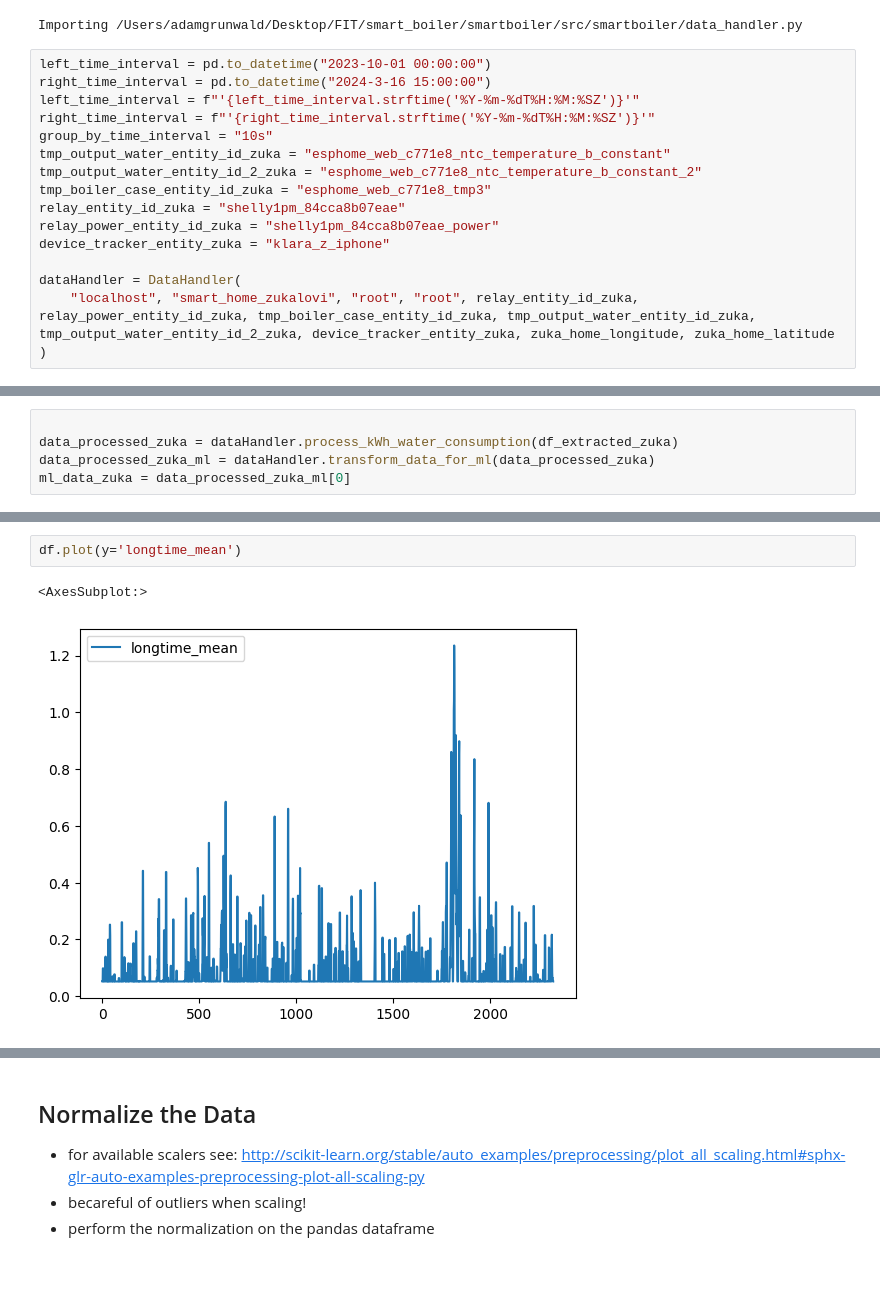
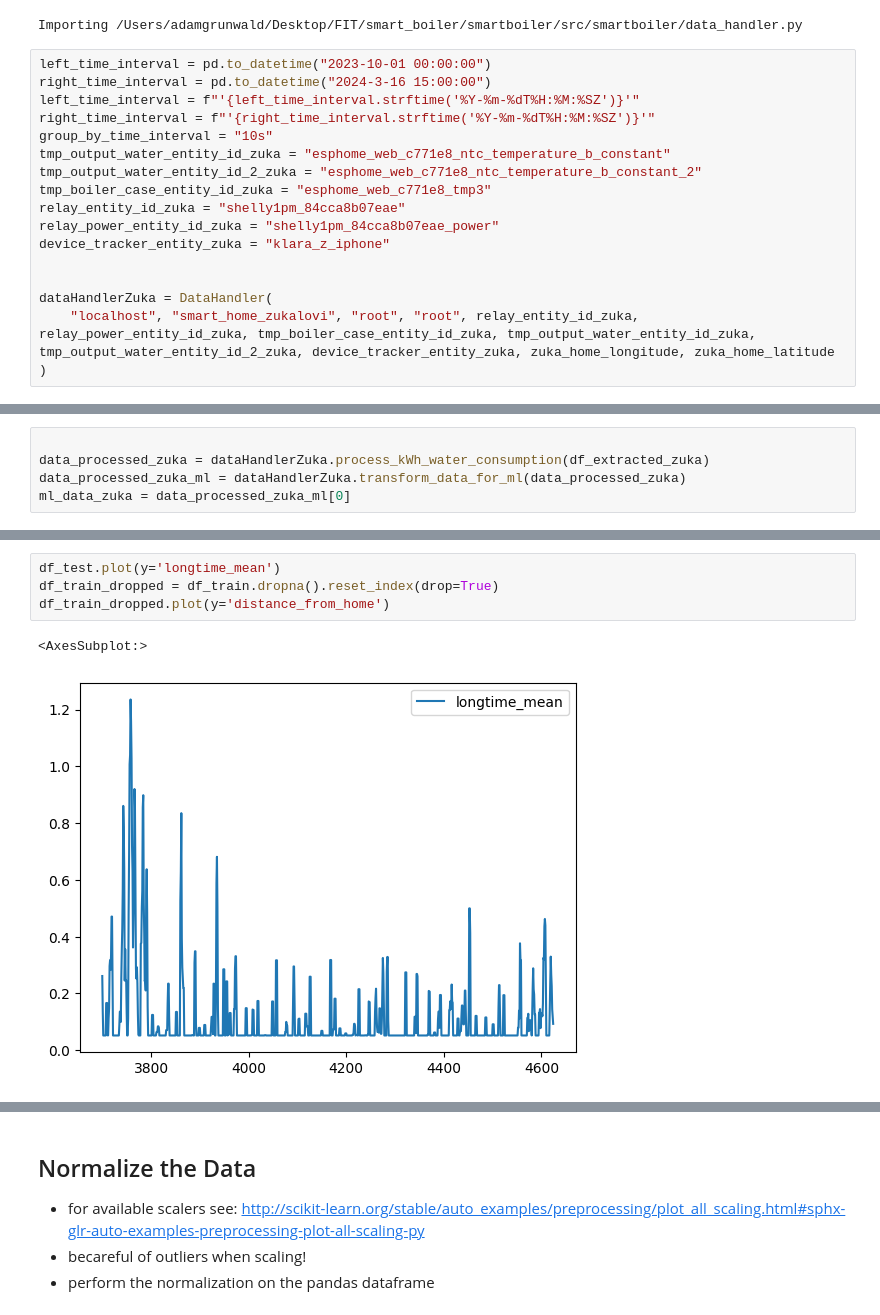
Before and after one commit to grinwi/smartboiler, a Jupyter notebook: src/smartboiler/lstm_example_with_multivariate_time_series 2.ipynb, the cells around one changed output, grey strips where cells are left out. Drawn from its saved outputs; the diff is of its cells as text; blank space fills up the shorter version.

```diff
--- a/src/smartboiler/lstm_example_with_multivariate_time_series 2.ipynb
+++ b/src/smartboiler/lstm_example_with_multivariate_time_series 2.ipynb
@@ -232,6 +247,7 @@ relay_entity_id_zuka = "shelly1pm_84cca8b07eae"
 relay_power_entity_id_zuka = "shelly1pm_84cca8b07eae_power"
 device_tracker_entity_zuka = "klara_z_iphone"
 
-dataHandler = DataHandler(
+
+dataHandlerZuka = DataHandler(
     "localhost", "smart_home_zukalovi", "root", "root", relay_entity_id_zuka, relay_power_entity_id_zuka, tmp_boiler_case_entity_id_zuka, tmp_output_water_entity_id_zuka, tmp_output_water_entity_id_2_zuka, device_tracker_entity_zuka, zuka_home_longitude, zuka_home_latitude
 )
@@ -238,6 +266,6 @@ dataHandler = DataHandler(
 # %%
 
-data_processed_zuka = dataHandler.process_kWh_water_consumption(df_extracted_zuka)
-data_processed_zuka_ml = dataHandler.transform_data_for_ml(data_processed_zuka)
+data_processed_zuka = dataHandlerZuka.process_kWh_water_consumption(df_extracted_zuka)
+data_processed_zuka_ml = dataHandlerZuka.transform_data_for_ml(data_processed_zuka)
 ml_data_zuka = data_processed_zuka_ml[0]
 # %%
@@ -272,7 +337,9 @@ df = df_60T.reset_index(drop=True).dropna()
 df_train = df.loc[:int(df.shape[0]*0.8),:]
 df_test = df.loc[int(df.shape[0]*0.8):,:]
-# %%
-df.plot(y='longtime_mean')
-# %% [output]
-<AxesSubplot:>
-[figure, removed]
+# %%
+df_test.plot(y='longtime_mean')
+df_train_dropped = df_train.dropna().reset_index(drop=True)
+df_train_dropped.plot(y='distance_from_home')
+# %% [output]
+<AxesSubplot:>
+[figure, added]
```
Also changed, not shown: parts of 20 cells of this notebook, 3 other files.
